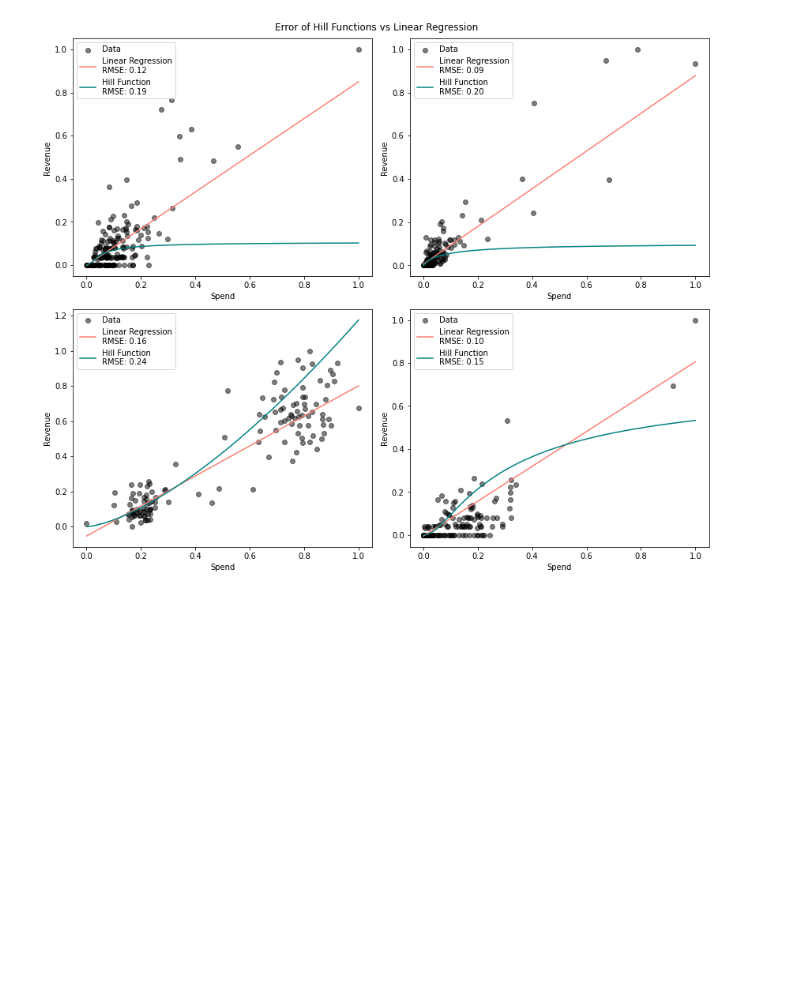
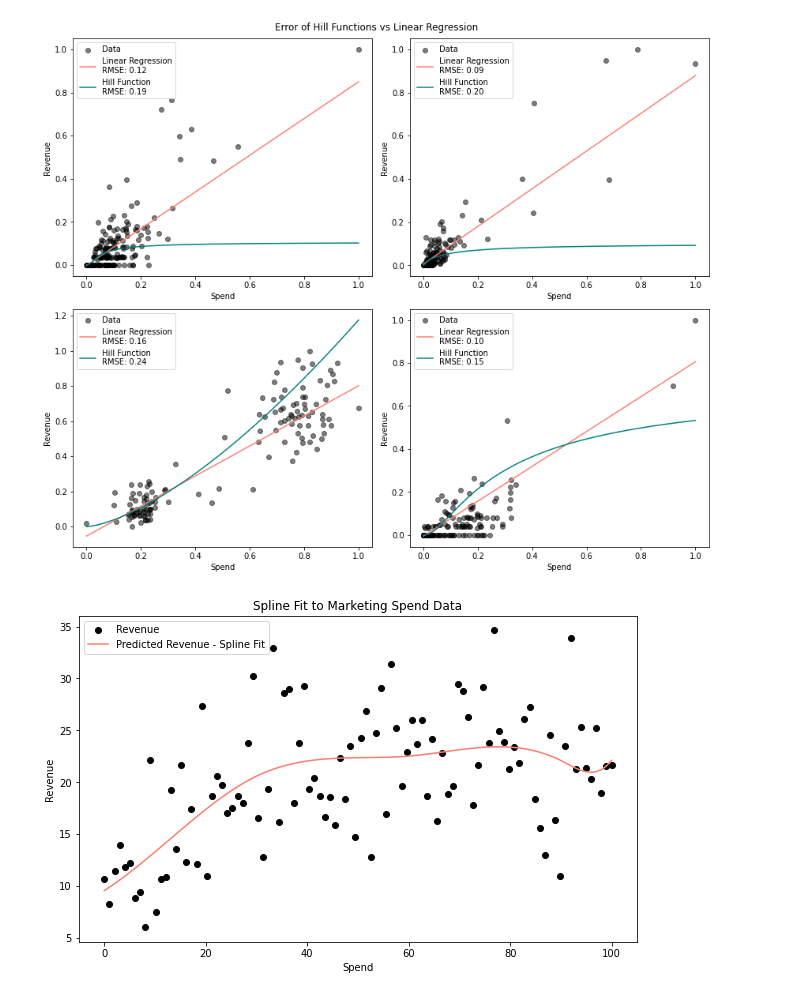
Before and after one commit to codygreco/pedantics, a Jupyter notebook: notebooks/Shape Effects in Media Mix Models.ipynb, the cells around one changed output. Drawn from its saved outputs; the diff is of its cells as text; code cells hidden in the pictures; blank space fills up the shorter version.

Commit message:
adding splines

```diff
--- a/notebooks/Shape Effects in Media Mix Models.ipynb
+++ b/notebooks/Shape Effects in Media Mix Models.ipynb
@@ -310,3 +312,28 @@ plt.tight_layout()
 plt.show()
 # %% [output]
 [figure]
+# %%
+x = np.linspace(0, 100, 100)
+y = 10 + 0.4*x - 0.003*(x**2) + np.random.normal(scale=5, size=100)
+
+data = pd.DataFrame({'spend': x, 'revenue': y})
+
+knots = [30, 60, 90]
+
+transformed_x = dmatrix("bs(spend, knots=knots, degree=3, include_intercept=False)",
+                        {"spend": data['spend'], "knots": knots}, return_type='dataframe')
+
+model = sm.GLM(data['revenue'], transformed_x).fit()
+
+data['pred'] = model.predict(transformed_x)
+
+plt.figure(figsize=(10, 6))
+plt.scatter(data['spend'], data['revenue'], label='Revenue', color='black')
+plt.plot(data['spend'], data['pred'], color='salmon', label='Predicted Revenue - Spline Fit')
+plt.title('Spline Fit to Marketing Spend Data')
+plt.xlabel('Spend')
+plt.ylabel('Revenue')
+plt.legend()
+plt.show()
+# %% [output]
+[figure, added]
```
Also changed, not shown: parts of 1 cell of this notebook.
